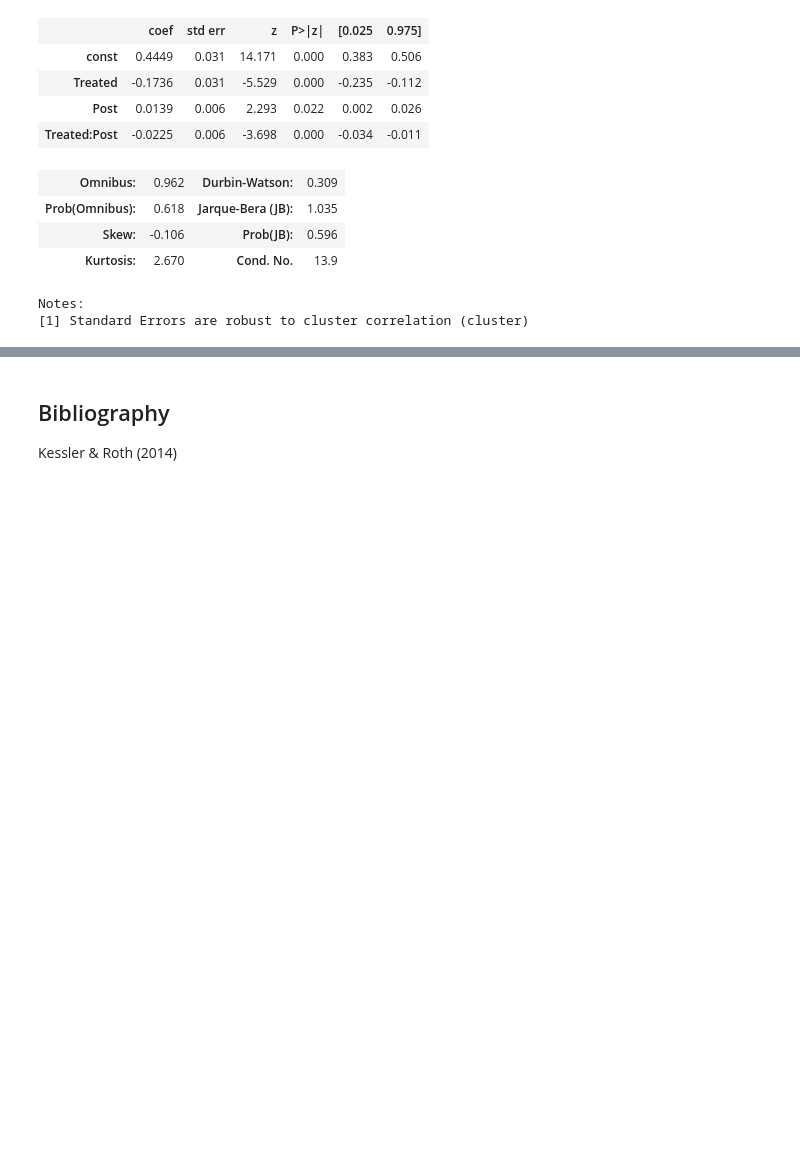
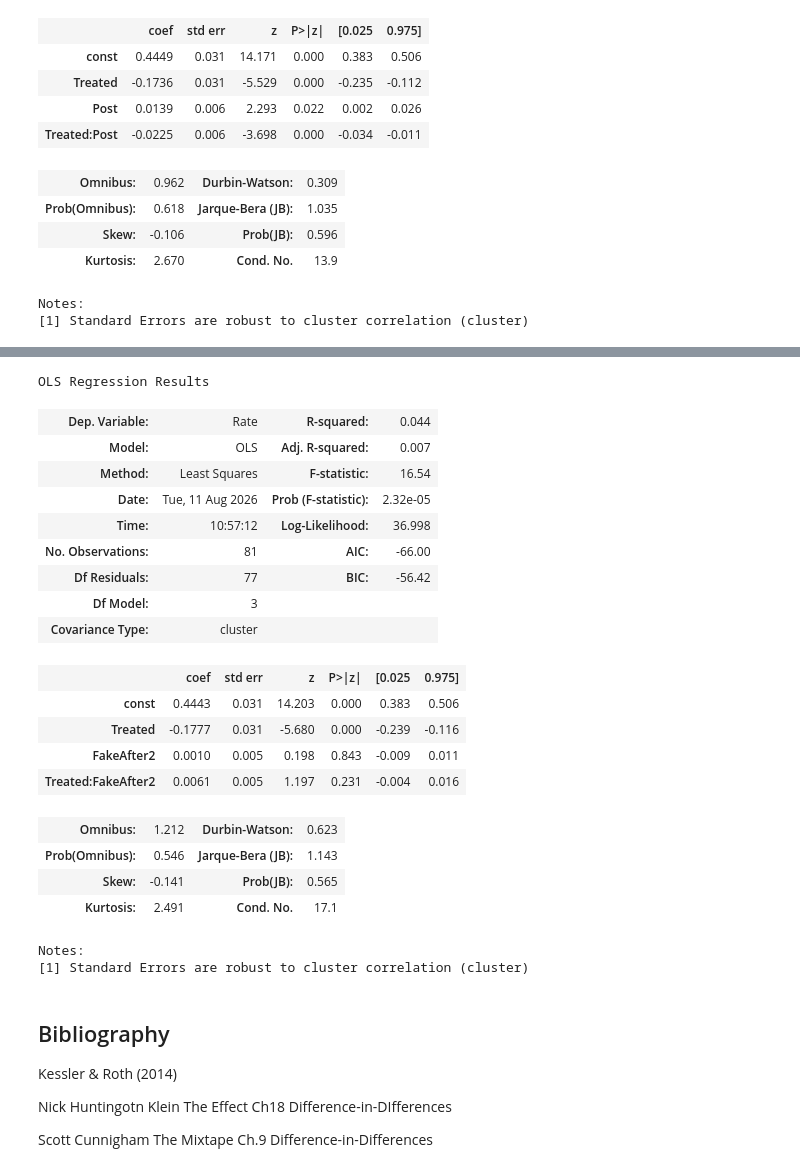
Before and after one commit to cainemerrick98/causal-inference, a Jupyter notebook: DiD-OrganDonation/notebook.ipynb, the cells around one changed output, grey strips where cells are left out. Cells and saved outputs as stored; diff of their text form; code cells hidden in the pictures; blank space fills up the shorter version.

```diff
--- a/DiD-OrganDonation/notebook.ipynb
+++ b/DiD-OrganDonation/notebook.ipynb
@@ -274,4 +303,33 @@ placebo_df = pd.DataFrame({
+# %%
+placebo_test_2 = sm.OLS(placebo_df['Rate'], sm.add_constant(placebo_df[['Treated', 'FakeAfter2', 'Treated:FakeAfter2']])).fit(cov_type='cluster', cov_kwds={'groups': df[df['Quarter_Num'] <= 3]['State']})
+placebo_test_2.summary()
+# %% [output]
+OLS Regression Results
+| Dep. Variable: | Rate | R-squared: | 0.044 |
+| Model: | OLS | Adj. R-squared: | 0.007 |
+| Method: | Least Squares | F-statistic: | 16.54 |
+| Date: | Tue, 11 Aug 2026 | Prob (F-statistic): | 2.32e-05 |
+| Time: | 10:57:12 | Log-Likelihood: | 36.998 |
+| No. Observations: | 81 | AIC: | -66.00 |
+| Df Residuals: | 77 | BIC: | -56.42 |
+| Df Model: | 3 |  |  |
+| Covariance Type: | cluster |  |  |
+|  | coef | std err | z | P>|z| | [0.025 | 0.975] |
+| const | 0.4443 | 0.031 | 14.203 | 0.000 | 0.383 | 0.506 |
+| Treated | -0.1777 | 0.031 | -5.680 | 0.000 | -0.239 | -0.116 |
+| FakeAfter2 | 0.0010 | 0.005 | 0.198 | 0.843 | -0.009 | 0.011 |
+| Treated:FakeAfter2 | 0.0061 | 0.005 | 1.197 | 0.231 | -0.004 | 0.016 |
+| Omnibus: | 1.212 | Durbin-Watson: | 0.623 |
+| Prob(Omnibus): | 0.546 | Jarque-Bera (JB): | 1.143 |
+| Skew: | -0.141 | Prob(JB): | 0.565 |
+| Kurtosis: | 2.491 | Cond. No. | 17.1 |
+Notes:
+[1] Standard Errors are robust to cluster correlation (cluster)
 # %% [markdown]
 ## Bibliography
 
 Kessler & Roth (2014)
+
+Nick Huntingotn Klein The Effect Ch18 Difference-in-DIfferences
+
+Scott Cunnigham The Mixtape Ch.9 Difference-in-Differences
```
Also changed, not shown: parts of 4 cells of this notebook.
